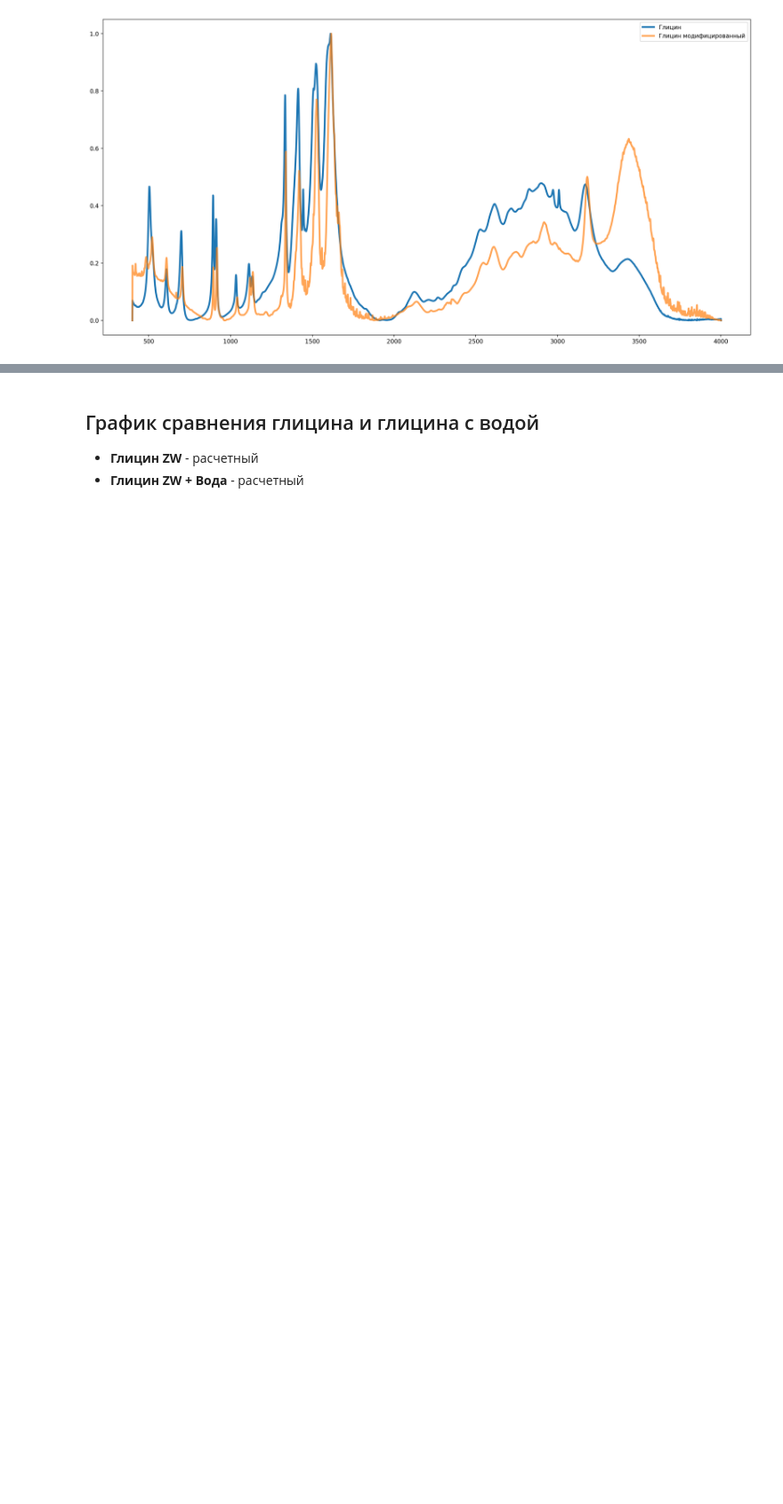
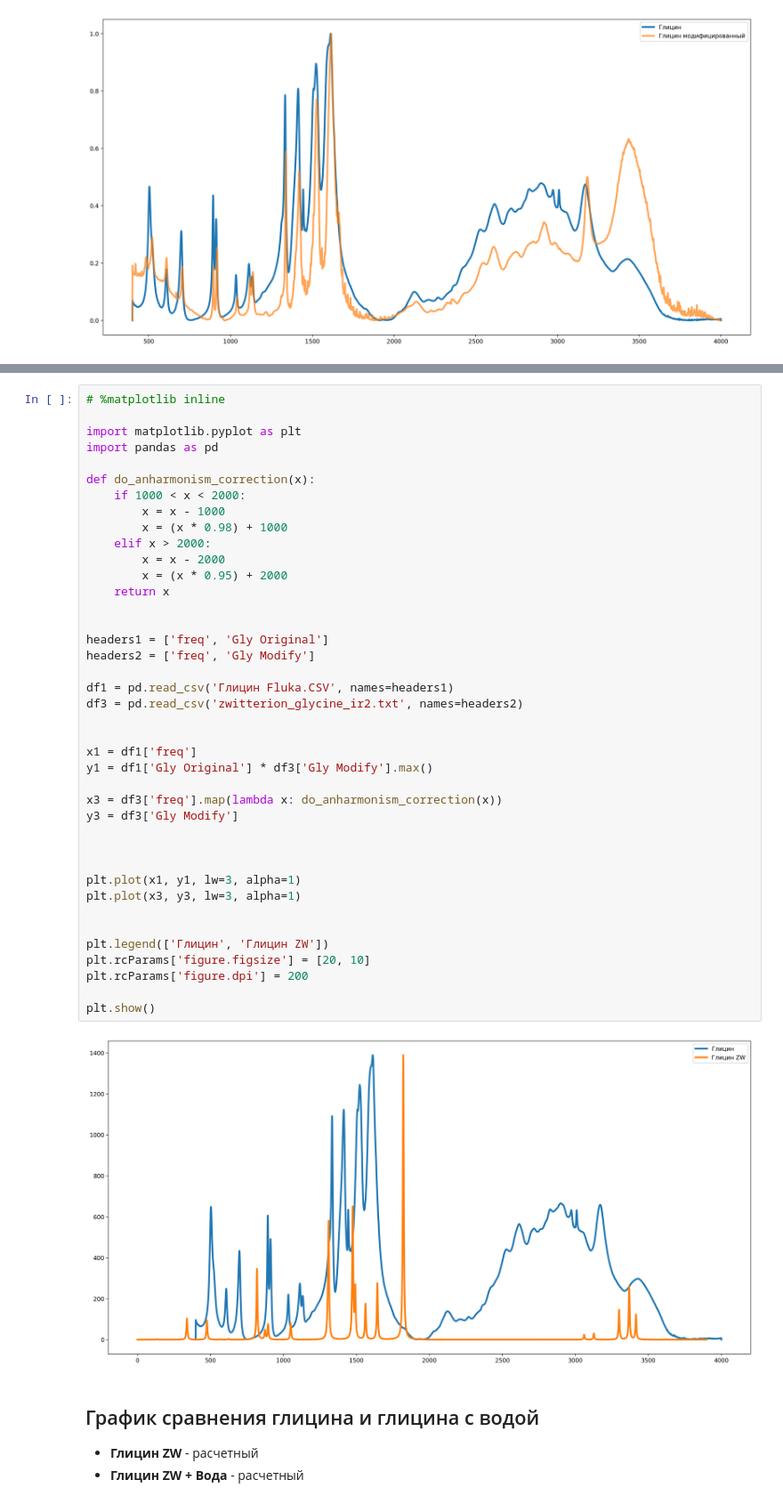
Before and after one commit to pavelFilin/glycine-zw-graphs, a Jupyter notebook: glycine_graph.ipynb, the cells around one changed output, grey strips where cells are left out. Shown at 89% size. Drawn from its saved outputs; the diff is of its cells as text; blank space fills up the shorter version.

Commit message:
Добавлен графиик эксперементального глицина + расчетного

```diff
--- a/glycine_graph.ipynb
+++ b/glycine_graph.ipynb
@@ -101,3 +106,45 @@ plt.show()
+# %%
+# %matplotlib inline
+
+import matplotlib.pyplot as plt
+import pandas as pd
+
+def do_anharmonism_correction(x):
+    if 1000 < x < 2000:
+        x = x - 1000
+        x = (x * 0.98) + 1000
+    elif x > 2000:
+        x = x - 2000
+        x = (x * 0.95) + 2000
+    return x
+
+
+headers1 = ['freq', 'Gly Original']
+headers2 = ['freq', 'Gly Modify']
+
+df1 = pd.read_csv('Глицин Fluka.CSV', names=headers1)
+df3 = pd.read_csv('zwitterion_glycine_ir2.txt', names=headers2)
+
+
+x1 = df1['freq']
+y1 = df1['Gly Original'] * df3['Gly Modify'].max()
+
+x3 = df3['freq'].map(lambda x: do_anharmonism_correction(x))
+y3 = df3['Gly Modify']
+
+
+
+plt.plot(x1, y1, lw=3, alpha=1)
+plt.plot(x3, y3, lw=3, alpha=1)
+
+
+plt.legend(['Глицин', 'Глицин ZW'])
+plt.rcParams['figure.figsize'] = [20, 10]
+plt.rcParams['figure.dpi'] = 200
+
+plt.show()
+# %% [output]
+[figure, added]
 # %% [markdown]
 ## График сравнения глицина и глицина с водой
 
```
Also changed, not shown: parts of 1 cell of this notebook.
